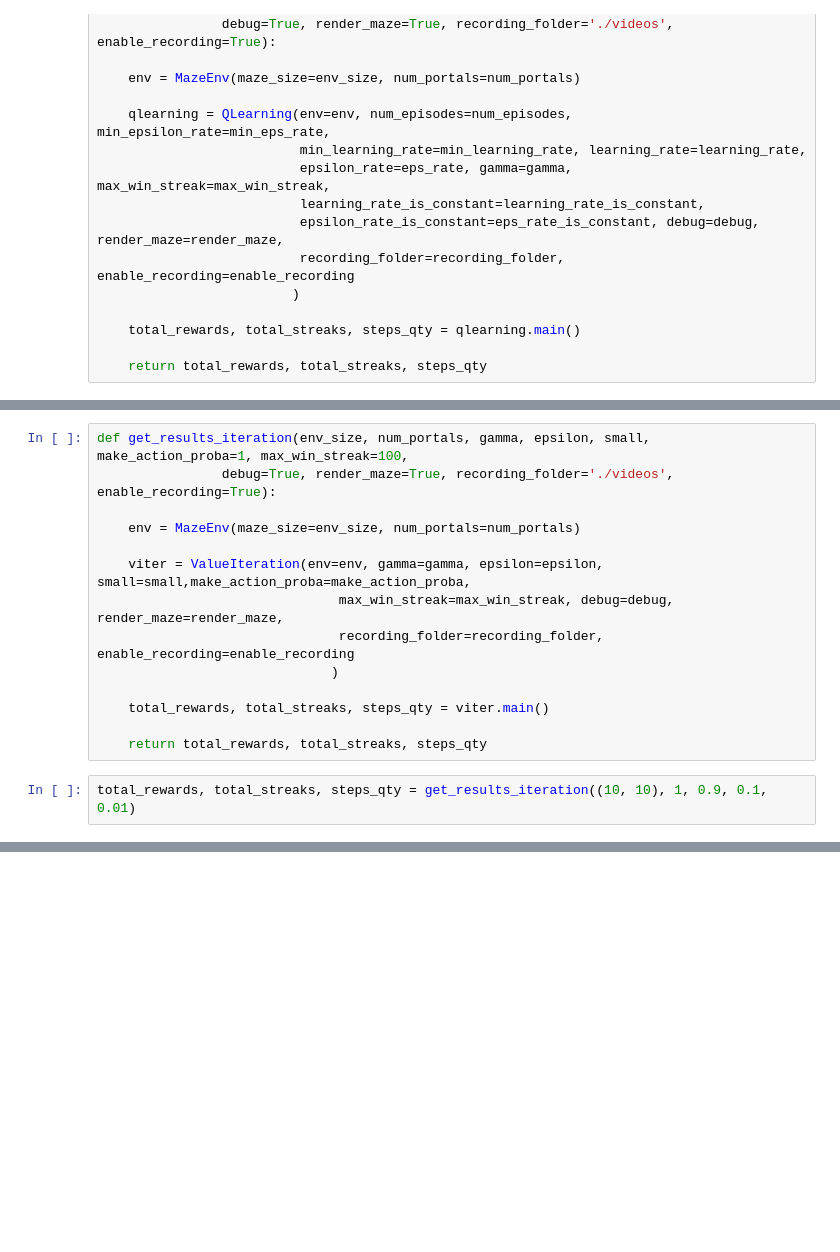
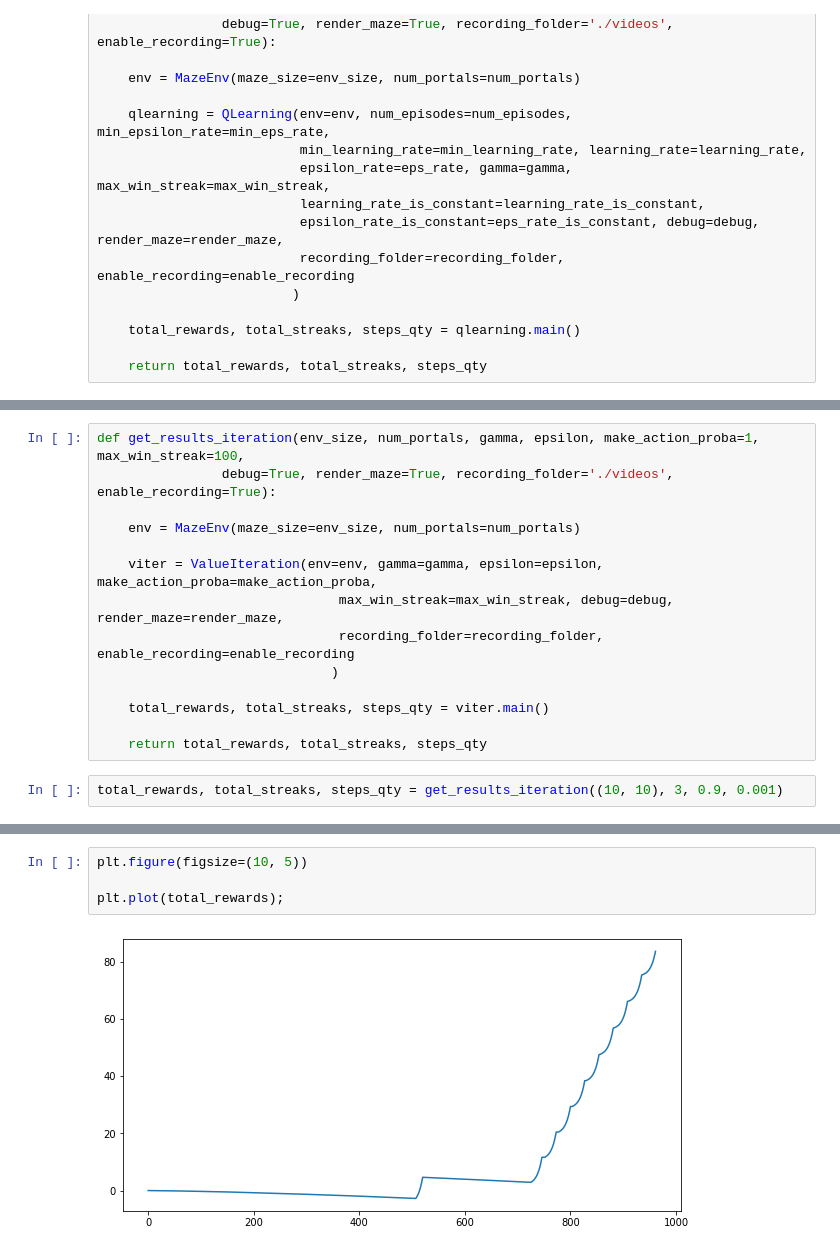
Before and after one commit to yaroslavklymchuk/multi-agent-systems, a Jupyter notebook: Third_Lab/maze_upd.ipynb, the cells around one changed output, grey strips where cells are left out. Drawn from its saved outputs; the diff is of its cells as text; blank space fills up the shorter version.

```diff
--- a/Third_Lab/maze_upd.ipynb
+++ b/Third_Lab/maze_upd.ipynb
@@ -64,10 +55,10 @@ np.mean(total_rewards)
 # %%
-def get_results_iteration(env_size, num_portals, gamma, epsilon, small, make_action_proba=1, max_win_streak=100,
+def get_results_iteration(env_size, num_portals, gamma, epsilon, make_action_proba=1, max_win_streak=100,
                 debug=True, render_maze=True, recording_folder='./videos', enable_recording=True):
 
     env = MazeEnv(maze_size=env_size, num_portals=num_portals)
 
-    viter = ValueIteration(env=env, gamma=gamma, epsilon=epsilon, small=small,make_action_proba=make_action_proba,
+    viter = ValueIteration(env=env, gamma=gamma, epsilon=epsilon, make_action_proba=make_action_proba,
                                max_win_streak=max_win_streak, debug=debug, render_maze=render_maze,
                                recording_folder=recording_folder, enable_recording=enable_recording
                               )
@@ -76,5 +67,5 @@ def get_results_iteration(env_size, num_portals, gamma, epsilon, small, make_act
 
     return total_rewards, total_streaks, steps_qty
 # %%
-total_rewards, total_streaks, steps_qty = get_results_iteration((10, 10), 1, 0.9, 0.1, 0.01)
+total_rewards, total_streaks, steps_qty = get_results_iteration((10, 10), 3, 0.9, 0.001)
 # %% [output]
@@ -91,0 +93,6 @@ np.mean(total_rewards)
+# %%
+plt.figure(figsize=(10, 5))
+
+plt.plot(total_rewards);
+# %% [output]
+[figure, added]
```
Also changed, not shown: parts of 7 cells of this notebook, 36 other files.
